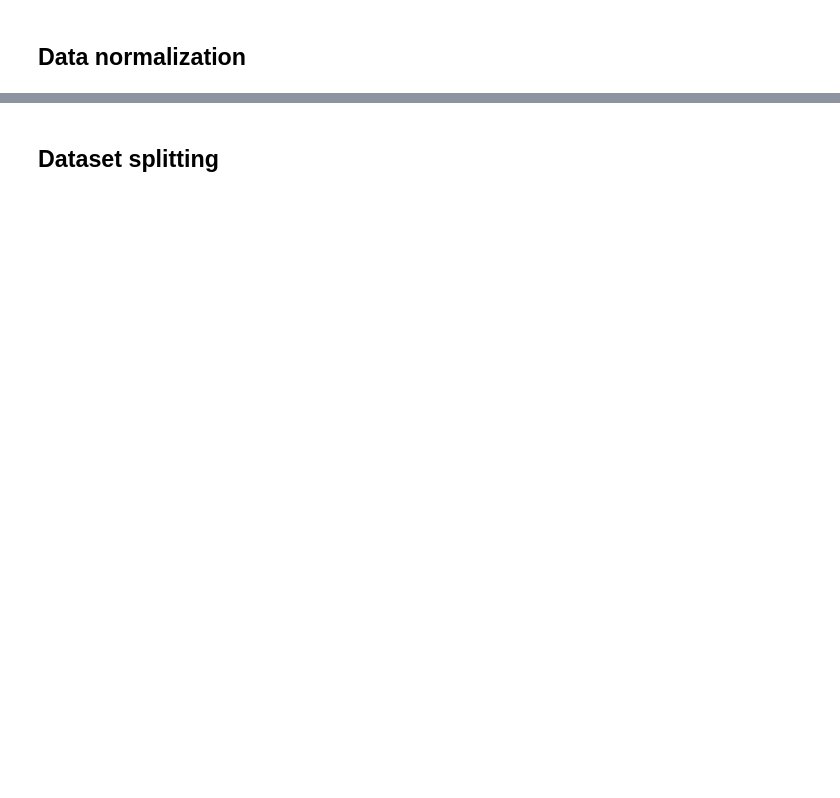
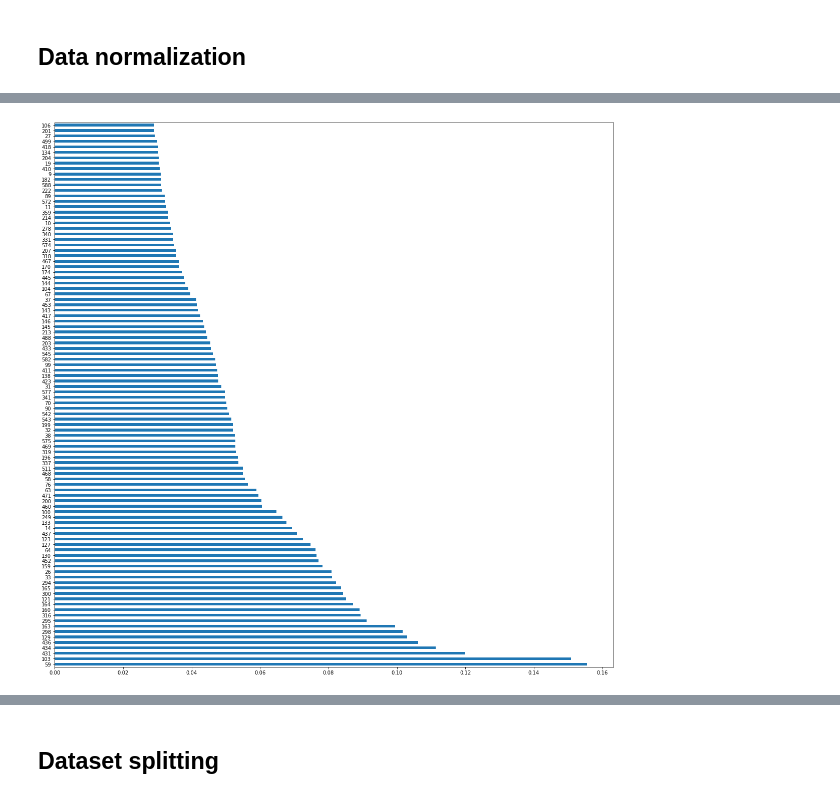
Before and after one commit to dzakybd/edge-ai, a Jupyter notebook: edge_ai.ipynb, the cells around one changed output, grey strips where cells are left out. Saved outputs shown, nothing was run; the diff lists cells and outputs as text; code cells hidden in the pictures; blank space fills up the shorter version.

```diff
--- a/edge_ai.ipynb
+++ b/edge_ai.ipynb
@@ -154,0 +268,19 @@ data.head()
+# %%
+weights = [0.7, 0.3, 0]
+
+problem = CLFS(corrmat, all_latency, x_all.columns, weights)
+
+algorithm = GeneticAlgorithm(
+        problem=problem,
+        population_size=100,
+        offspring_population_size=100,
+        mutation=BitFlipMutation(1.0 / problem.number_of_bits),
+        crossover=SPXCrossover(0.8),
+        selection=BinaryTournamentSelection(),
+        termination_criterion=StoppingByEvaluations(max=300)
+    )
+
+algorithm.observable.register(observer=PrintObjectivesObserver())
+
+algorithm.run()
+result = algorithm.get_result()
@@ -154,0 +291,11 @@ data.head()
+# %%
+variables = x_all.columns[result.variables[0]]
+
+f = open('shared/fcs_ga_info.txt', 'w')
+info = '\nAlgorithm: {}'.format(algorithm.get_name())
+info += '\nProblem: {}'.format(problem.get_name())
+info += '\nSolution: {}'.format(len(variables))
+info += '\nFitness: {}'.format(result.objectives[0])
+info += '\nComputing time: {}'.format(algorithm.total_computing_time)
+print(info)
+f.write(info)
@@ -154,0 +309,5 @@ data.head()
+# %%
+sel_variables = [str(i) for i in variables]
+sel_variables.append('Fault')
+sel_data = data_prepro.loc[:, sel_variables]
+sel_data.head()
@@ -154,0 +322,10 @@ data.head()
+# %%
+sel_corrmat = abs(sel_data.corr())
+sel_feat_to_feat_corr = sel_corrmat.iloc[:-1, :-1]
+sel_feat_to_label_corr = sel_corrmat.iloc[:-1, -1]
+# %%
+# plot only top 100
+sel_feat_to_label_corr.nlargest(100).plot(kind='barh', figsize=(20, 20))
+plt.show()
+# %% [output]
+[figure, added]
```
Also changed, not shown: parts of 55 cells of this notebook, 23 other files.
